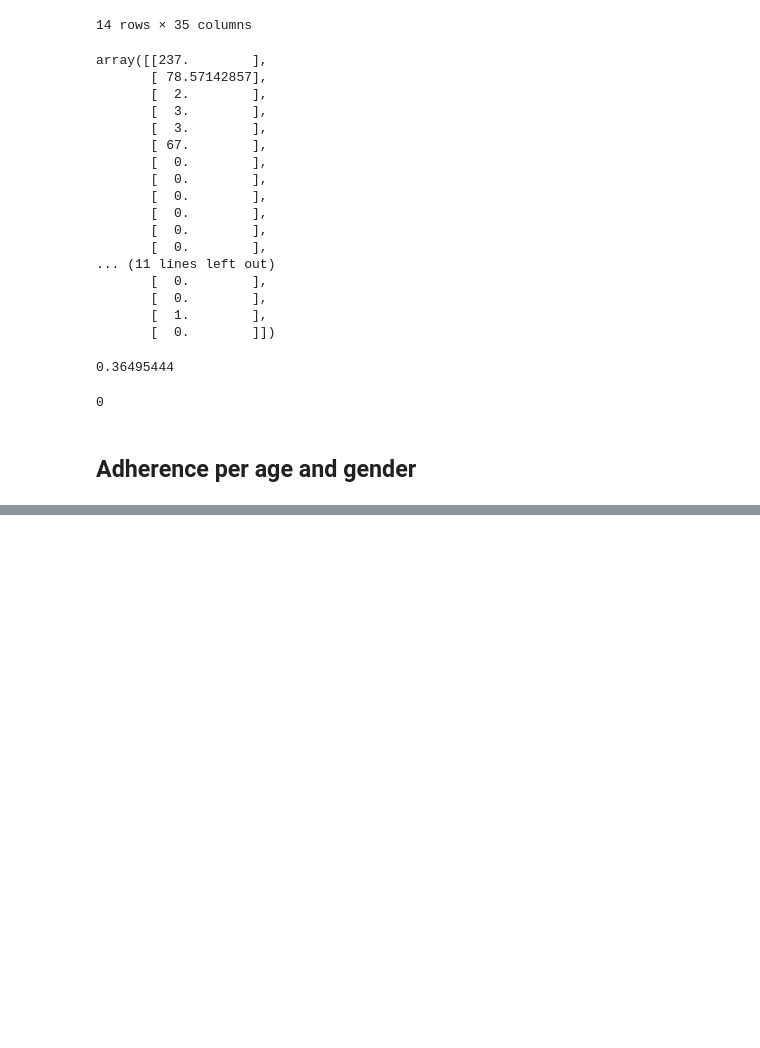
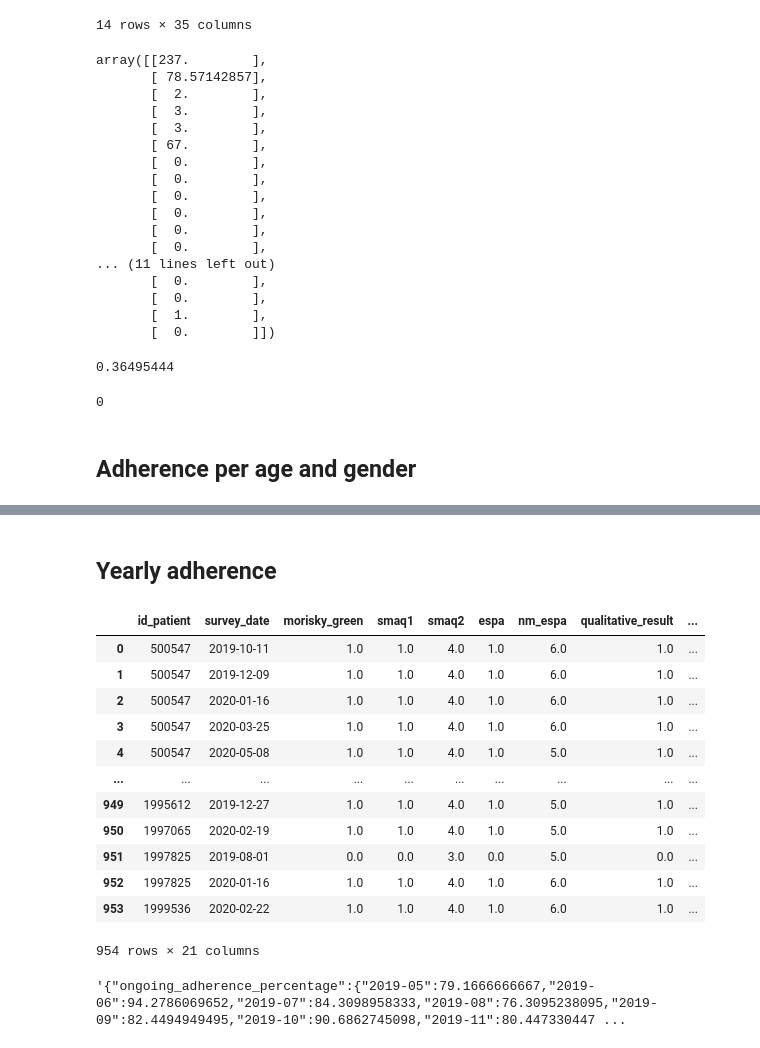
Before and after one commit to DS4A-T22/backend-aspire-omnivida, a Jupyter notebook: SQL-Sandbox.ipynb, the cells around one changed output, grey strips where cells are left out. Drawn from its saved outputs; the diff is of its cells as text; code cells hidden in the pictures; blank space fills up the shorter version.

```diff
--- a/SQL-Sandbox.ipynb
+++ b/SQL-Sandbox.ipynb
@@ -506,0 +500,26 @@ age_groups_str
+# %% [markdown]
+## Yearly adherence
+# %%
+st=StData()
+last_year_adherence_query = "SELECT * FROM adherence, (SELECT MAX(survey_date) - INTERVAL '1 year' as max_date FROM adherence) last_year WHERE survey_date > last_year.max_date;"
+ADHERENCE = pd.read_sql_query(last_year_adherence_query, conn)
+#ADHERENCE = pd.read_sql_query('SELECT * from adherence ', conn)
+adherence_df= st.get_adherence_dataset(ADHERENCE)
+#datah=adh.loc[:, ['days_since_last_control', 'ongoing_adherence_percentage']]
+# %%
+adherence_df['survey_month_year'] = pd.to_datetime(adherence_df['survey_date']).dt.to_period('M')
+adherence_df
+# %% [output]
+|  | id_patient | survey_date | morisky_green | smaq1 | smaq2 | espa | nm_espa | qualitative_result | ... |
+| 0 | 500547 | 2019-10-11 | 1.0 | 1.0 | 4.0 | 1.0 | 6.0 | 1.0 | ... |
+| 1 | 500547 | 2019-12-09 | 1.0 | 1.0 | 4.0 | 1.0 | 6.0 | 1.0 | ... |
+| 2 | 500547 | 2020-01-16 | 1.0 | 1.0 | 4.0 | 1.0 | 6.0 | 1.0 | ... |
+| 3 | 500547 | 2020-03-25 | 1.0 | 1.0 | 4.0 | 1.0 | 6.0 | 1.0 | ... |
+| 4 | 500547 | 2020-05-08 | 1.0 | 1.0 | 4.0 | 1.0 | 5.0 | 1.0 | ... |
+| ... | ... | ... | ... | ... | ... | ... | ... | ... | ... |
+| 949 | 1995612 | 2019-12-27 | 1.0 | 1.0 | 4.0 | 1.0 | 5.0 | 1.0 | ... |
+| 950 | 1997065 | 2020-02-19 | 1.0 | 1.0 | 4.0 | 1.0 | 5.0 | 1.0 | ... |
+| 951 | 1997825 | 2019-08-01 | 0.0 | 0.0 | 3.0 | 0.0 | 5.0 | 0.0 | ... |
+| 952 | 1997825 | 2020-01-16 | 1.0 | 1.0 | 4.0 | 1.0 | 6.0 | 1.0 | ... |
+| 953 | 1999536 | 2020-02-22 | 1.0 | 1.0 | 4.0 | 1.0 | 6.0 | 1.0 | ... |
+954 rows × 21 columns
@@ -506,0 +528,4 @@ age_groups_str
+# %%
+adherence_last_year.to_json()
+# %% [output]
+'{"ongoing_adherence_percentage":{"2019-05":79.1666666667,"2019-06":94.2786069652,"2019-07":84.3098958333,"2019-08":76.3095238095,"2019-09":82.4494949495,"2019-10":90.6862745098,"2019-11":80.447330447 ...
```
Also changed, not shown: parts of 8 cells of this notebook, 1 other file.
